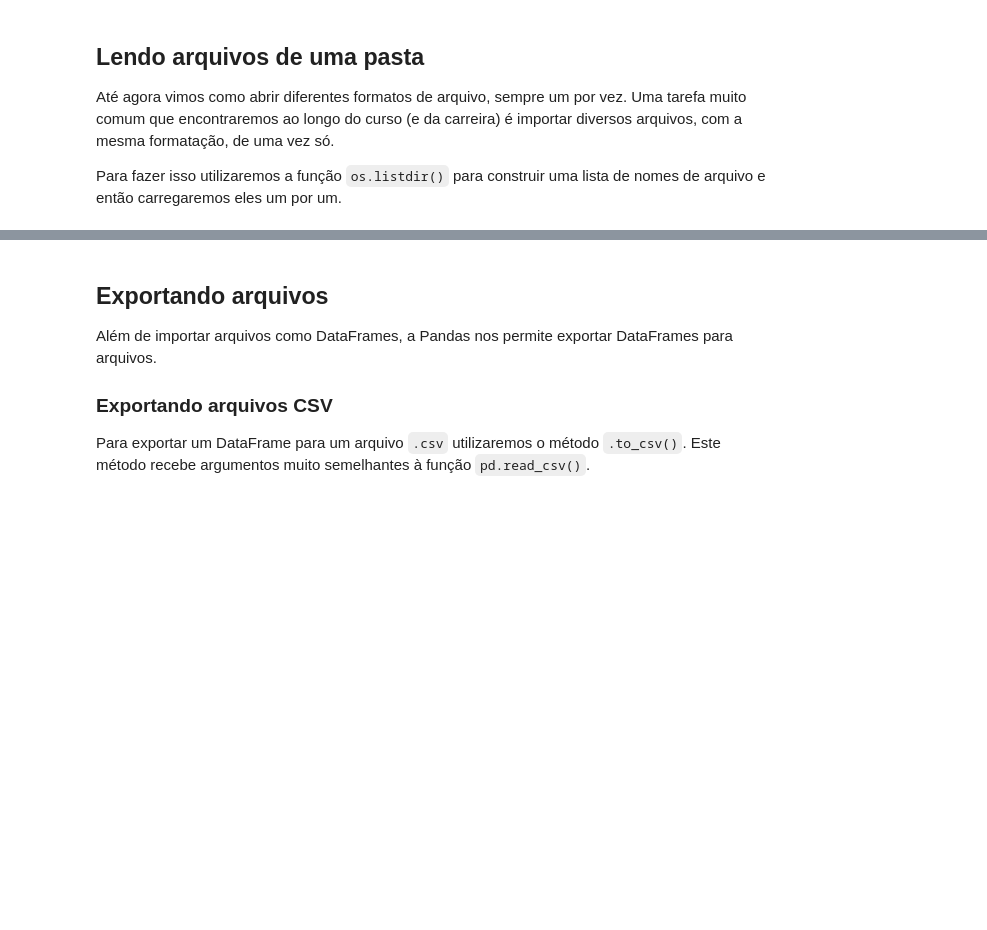
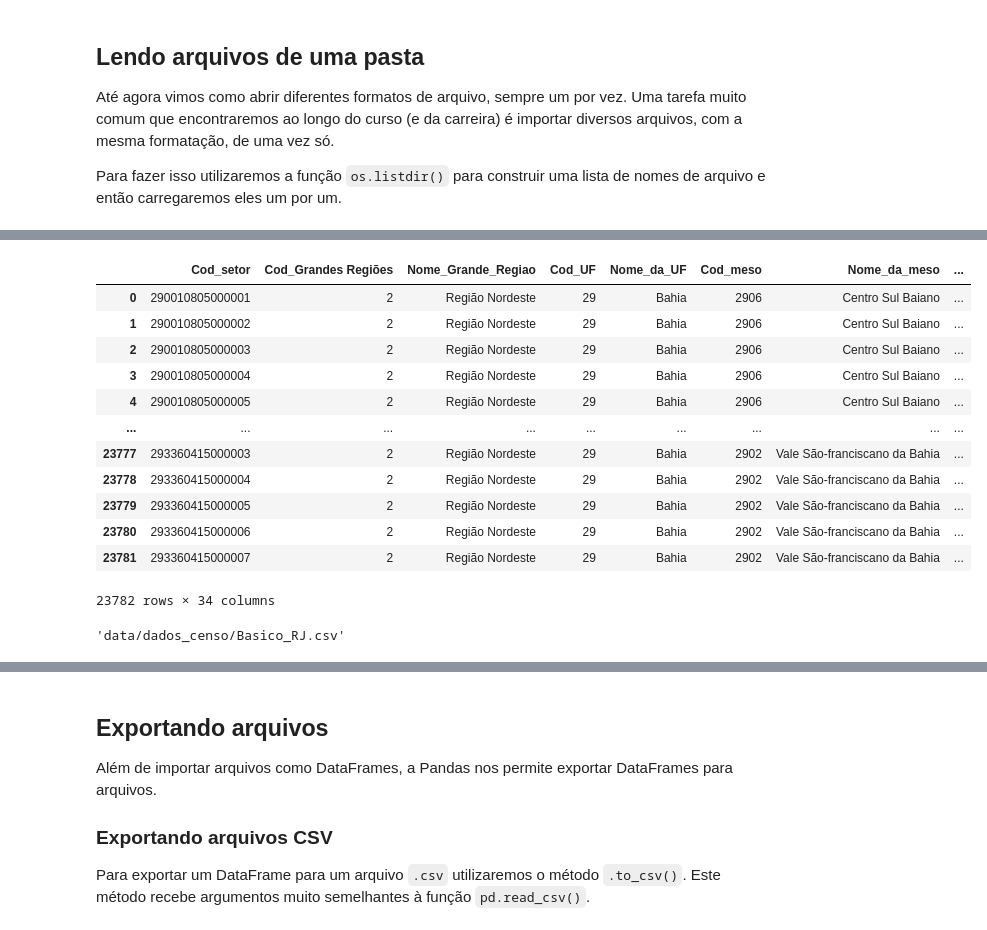
Before and after one commit to sadguilherme/99_PT_JAN2023, a Jupyter notebook: aulas/20230204 Import and Exporting in Pandas.ipynb, the cells around one changed output, grey strips where cells are left out. Drawn from its saved outputs; the diff is of its cells as text; code cells hidden in the pictures; blank space fills up the shorter version.

```diff
--- a/aulas/20230204 Import and Exporting in Pandas.ipynb
+++ b/aulas/20230204 Import and Exporting in Pandas.ipynb
@@ -295,2 +661,23 @@ with open('data/dados_censo/Basico_BA.csv', 'rb') as file:
+# %%
+pd.read_csv('data/dados_censo/Basico_BA.csv', sep = ";", decimal = ",", encoding = 'latin-1')
+# %% [output]
+|  | Cod_setor | Cod_Grandes Regiões | Nome_Grande_Regiao | Cod_UF | Nome_da_UF | Cod_meso | Nome_da_meso | ... |
+| 0 | 290010805000001 | 2 | Região Nordeste | 29 | Bahia | 2906 | Centro Sul Baiano | ... |
+| 1 | 290010805000002 | 2 | Região Nordeste | 29 | Bahia | 2906 | Centro Sul Baiano | ... |
+| 2 | 290010805000003 | 2 | Região Nordeste | 29 | Bahia | 2906 | Centro Sul Baiano | ... |
+| 3 | 290010805000004 | 2 | Região Nordeste | 29 | Bahia | 2906 | Centro Sul Baiano | ... |
+| 4 | 290010805000005 | 2 | Região Nordeste | 29 | Bahia | 2906 | Centro Sul Baiano | ... |
+| ... | ... | ... | ... | ... | ... | ... | ... | ... |
+| 23777 | 293360415000003 | 2 | Região Nordeste | 29 | Bahia | 2902 | Vale São-franciscano da Bahia | ... |
+| 23778 | 293360415000004 | 2 | Região Nordeste | 29 | Bahia | 2902 | Vale São-franciscano da Bahia | ... |
+| 23779 | 293360415000005 | 2 | Região Nordeste | 29 | Bahia | 2902 | Vale São-franciscano da Bahia | ... |
+| 23780 | 293360415000006 | 2 | Região Nordeste | 29 | Bahia | 2902 | Vale São-franciscano da Bahia | ... |
+| 23781 | 293360415000007 | 2 | Região Nordeste | 29 | Bahia | 2902 | Vale São-franciscano da Bahia | ... |
+23782 rows × 34 columns
+# %%
+path = 'data/dados_censo/'
+path + os.listdir(path)[0]
+# %% [output]
+'data/dados_censo/Basico_RJ.csv'
 # %%
 lista_df_censo = []
```
Also changed, not shown: parts of 54 cells of this notebook, 6 other files.
